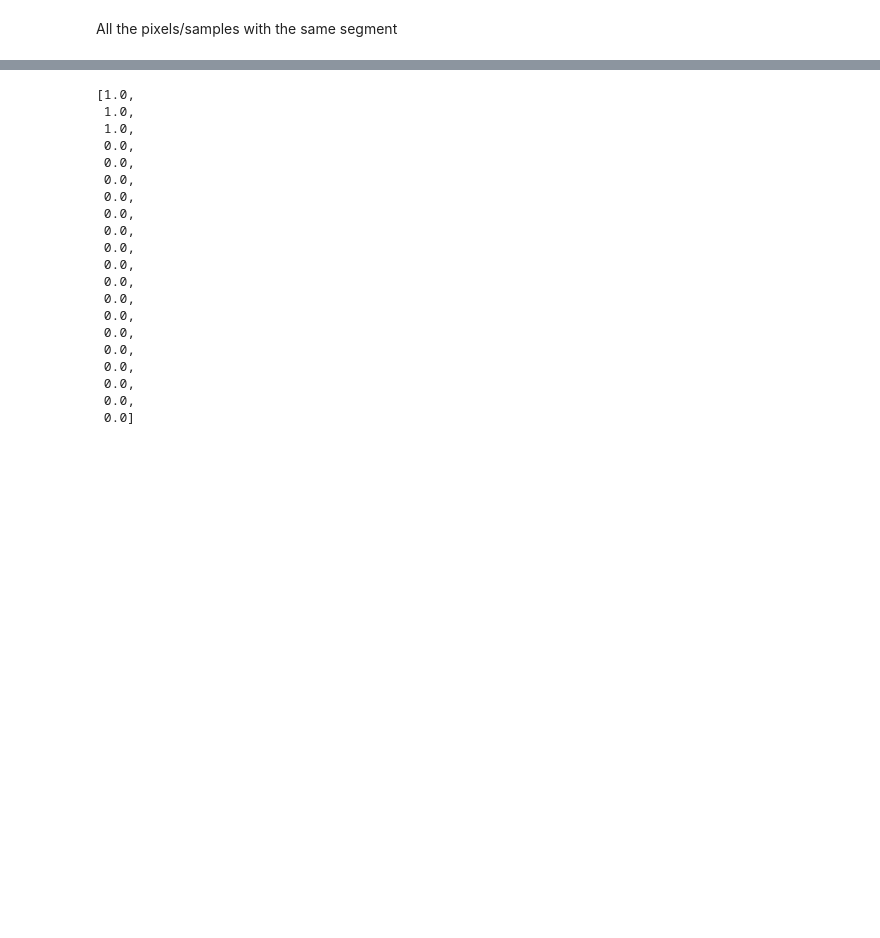
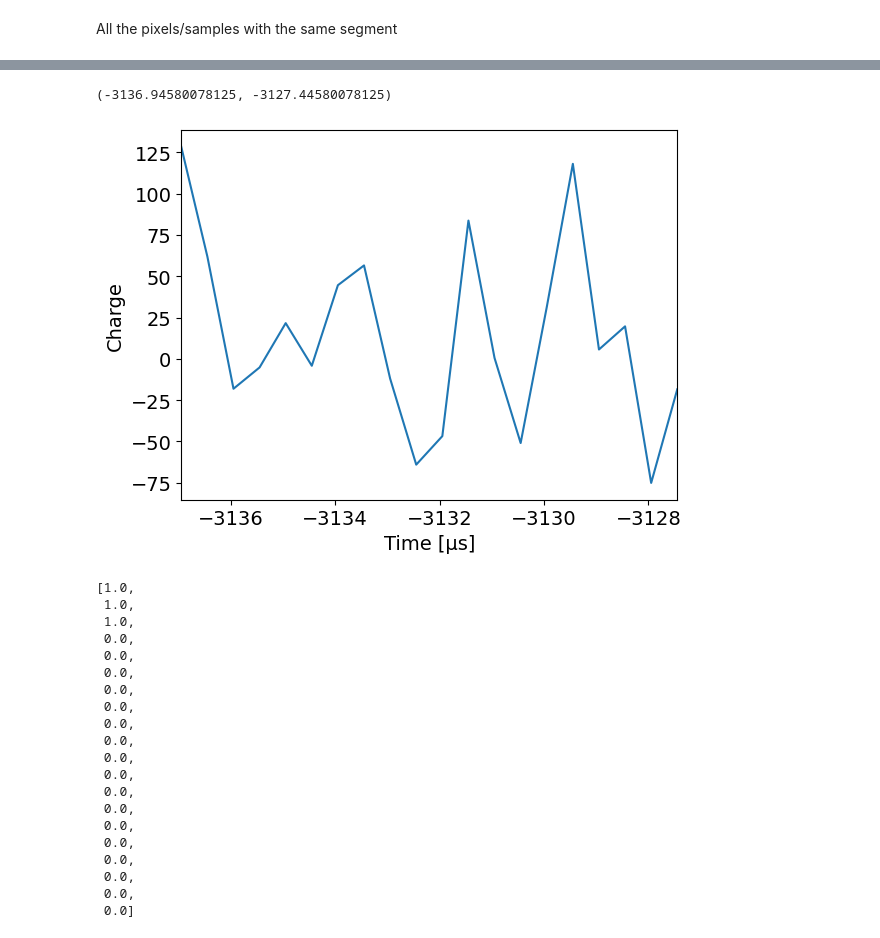
Before and after one commit to yuntsebaryon/GAMPix4SNe, a Jupyter notebook: Validation/detsim/checkReadout_20260413.ipynb, the cells around one changed output, grey strips where cells are left out. Drawn from its saved outputs; the diff is of its cells as text; code cells hidden in the pictures; blank space fills up the shorter version.

```diff
--- a/Validation/detsim/checkReadout_20260413.ipynb
+++ b/Validation/detsim/checkReadout_20260413.ipynb
@@ -460,7 +585,8 @@ array([128.37228394,  61.93101501, -18.10428047,  -5.18595934,
 # %% [markdown]
 All the pixels/samples with the same segment
 # %%
-dP[(dP['event id']==0)&(dP['label'].str[0]==5815)]
+p_0_5815 = dP[(dP['event id']==0)&(dP['label'].str[0]==5815)]
+p_0_5815
 # %% [output]
 |  | event id | pixel tpc | pixel x | pixel y | trig z | trig t | waveform | attribution | label | charge |
 | 13 | 0 | 0 | -1049.75 | -570.75 | -502.26709 | -3136.945801 | [128.37228393554688, 61.931015014... | [[1.0, 0.0, 0.0], [1.0, 0.0, 0.0]... | [5815, -9999, -9999] | 277.310788 |
@@ -467,3 +625,18 @@ dP[(dP['event id']==0)&(dP['label'].str[0]==5815)]
+# %%
+fig, ax = plt.subplots()
+
+fonts = 14
+t = np.linspace(0, 9.5, 20)
+
+ax.plot(p_0_5815['trig t'].iloc[0]+t, p_0_5815['waveform'].iloc[0])
+
+ax.set_xlabel('Time [µs]', fontsize = fonts)
+ax.set_ylabel('Charge', fontsize = fonts)
+ax.tick_params(axis = "both", labelsize = fonts)
+ax.set_xlim([p_0_5815['trig t'].iloc[0], p_0_5815['trig t'].iloc[0]+t[-1]])
+# %% [output]
+(-3136.94580078125, -3127.44580078125)
+[figure, added]
 # %%
 attri_0_5815 = dP[(dP['event id']==0)&(dP['label'].str[0]==5815)].attribution.iloc[0]
 firsts = [x[0] for x in attri_0_5815]
```
Also changed, not shown: parts of 35 cells of this notebook.
